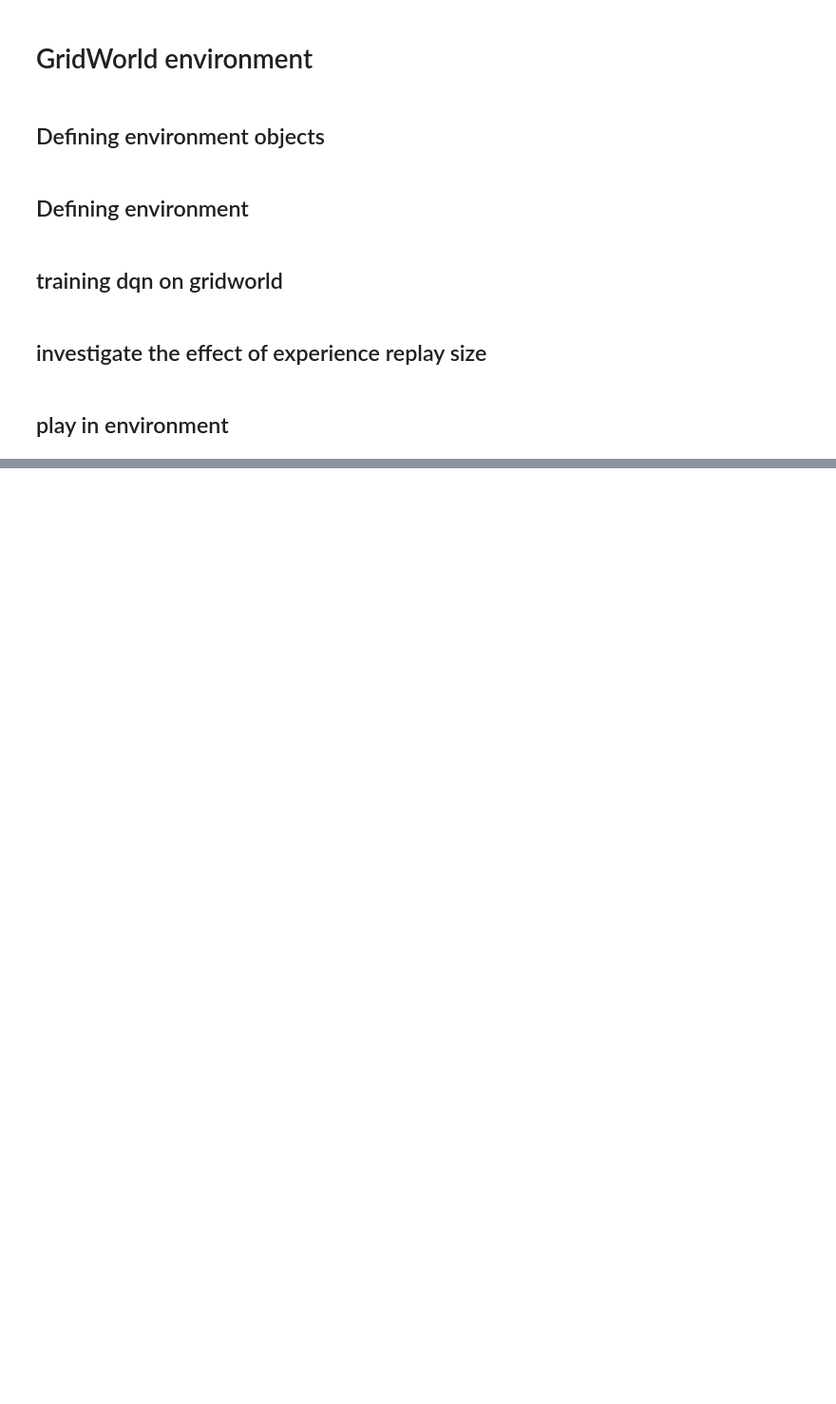
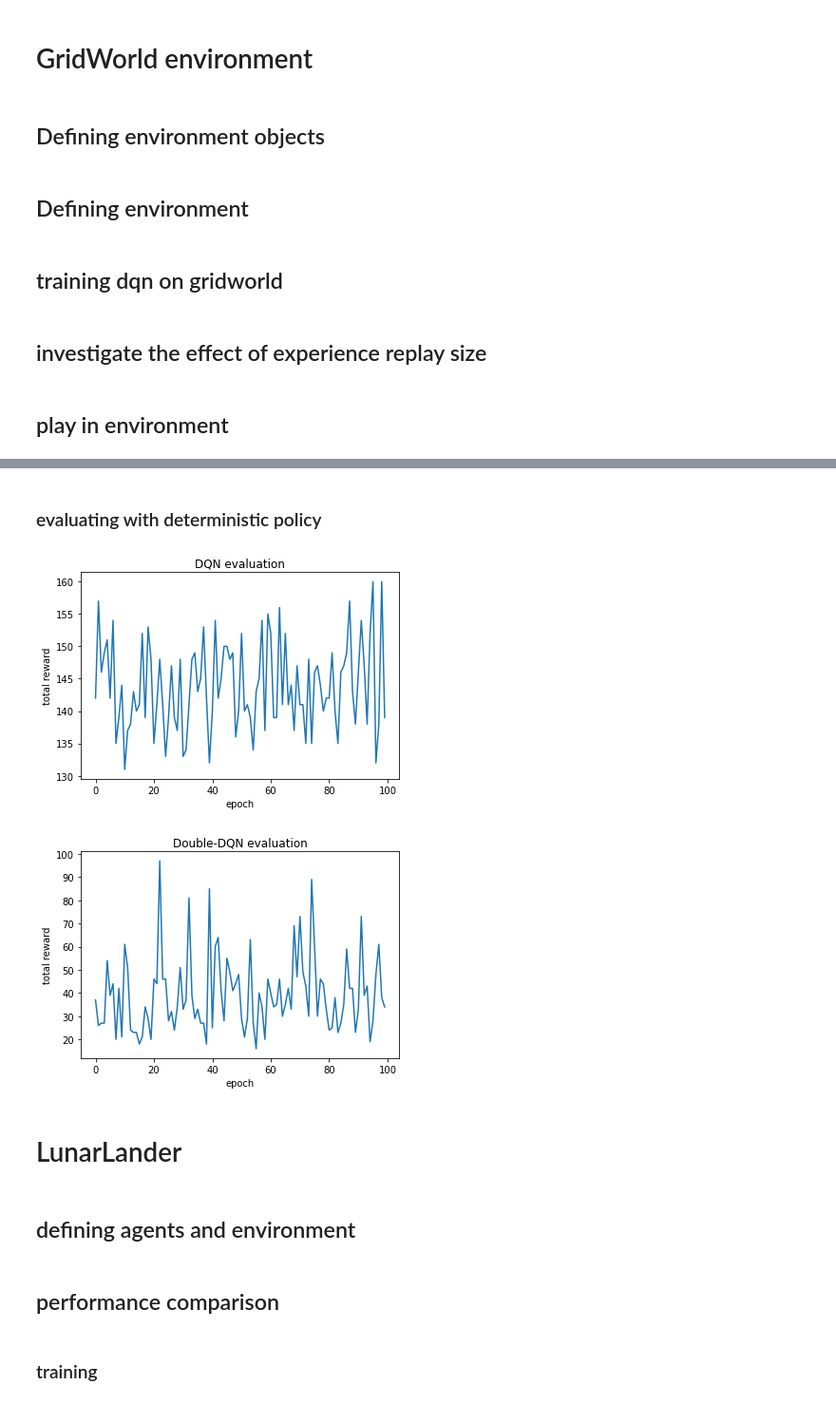
Before and after one commit to navidmdn/rl_fall2021, a Jupyter notebook: cse446-A2/solution.ipynb, the cells around one changed output, grey strips where cells are left out. Shown at 95% size. Saved outputs shown, nothing was run; the diff lists cells and outputs as text; code cells hidden in the pictures; blank space fills up the shorter version.

```diff
--- a/cse446-A2/solution.ipynb
+++ b/cse446-A2/solution.ipynb
@@ -713,0 +978,40 @@ play(gold_hunt_env, dqn)
+# %% [markdown]
+### evaluating with deterministic policy
+# %%
+def evaluate_det_policy(env, agent, k=100):
+    total_rewards = []
+    for _ in range(k):
+        done = False
+        cum_r = 0
+        state = env.reset()
+
+        while not done:
+            action = agent.get_action(state, det=True)
+            state, reward, done, info = env.step(action)
+            cum_r += reward
+
+        total_rewards.append(cum_r)
+    return total_rewards
+# %%
+dqn_tot = evaluate_det_policy(env, dqn)
+ddqn_tot = evaluate_det_policy(env, ddqn)
+
+plt.plot(dqn_tot)
+plt.xlabel('epoch')
+plt.ylabel('total reward')
+plt.title('DQN evaluation')
+plt.show()
+
+
+plt.plot(ddqn_tot)
+plt.xlabel('epoch')
+plt.ylabel('total reward')
+plt.title('Double-DQN evaluation')
+plt.show()
+# %% [output]
+[figure, added]
+[figure, added]
+# %% [markdown]
+# LunarLander
+# %% [markdown]
+## defining agents and environment
@@ -713,0 +1049,4 @@ play(gold_hunt_env, dqn)
+# %% [markdown]
+## performance comparison
+# %% [markdown]
+### training
```
Also changed, not shown: parts of 32 cells of this notebook, 1 other file.
